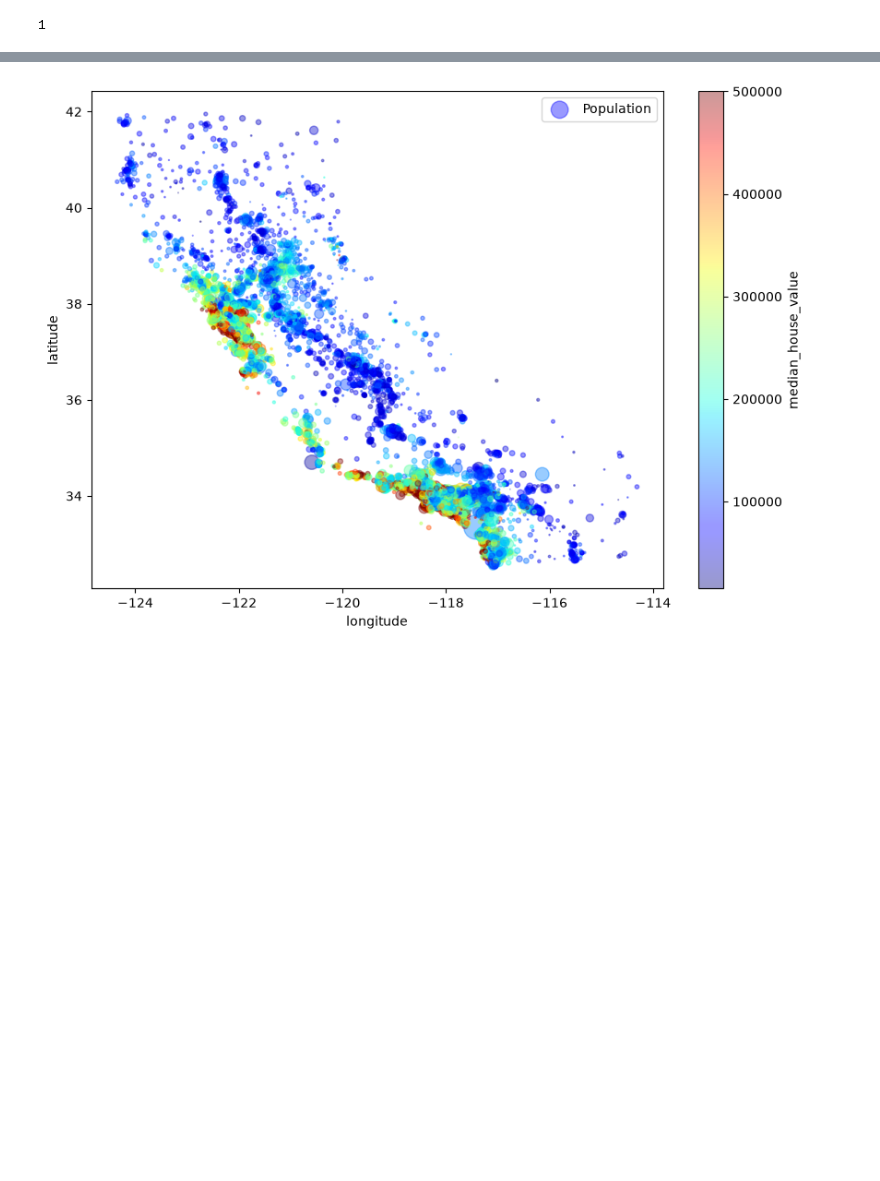
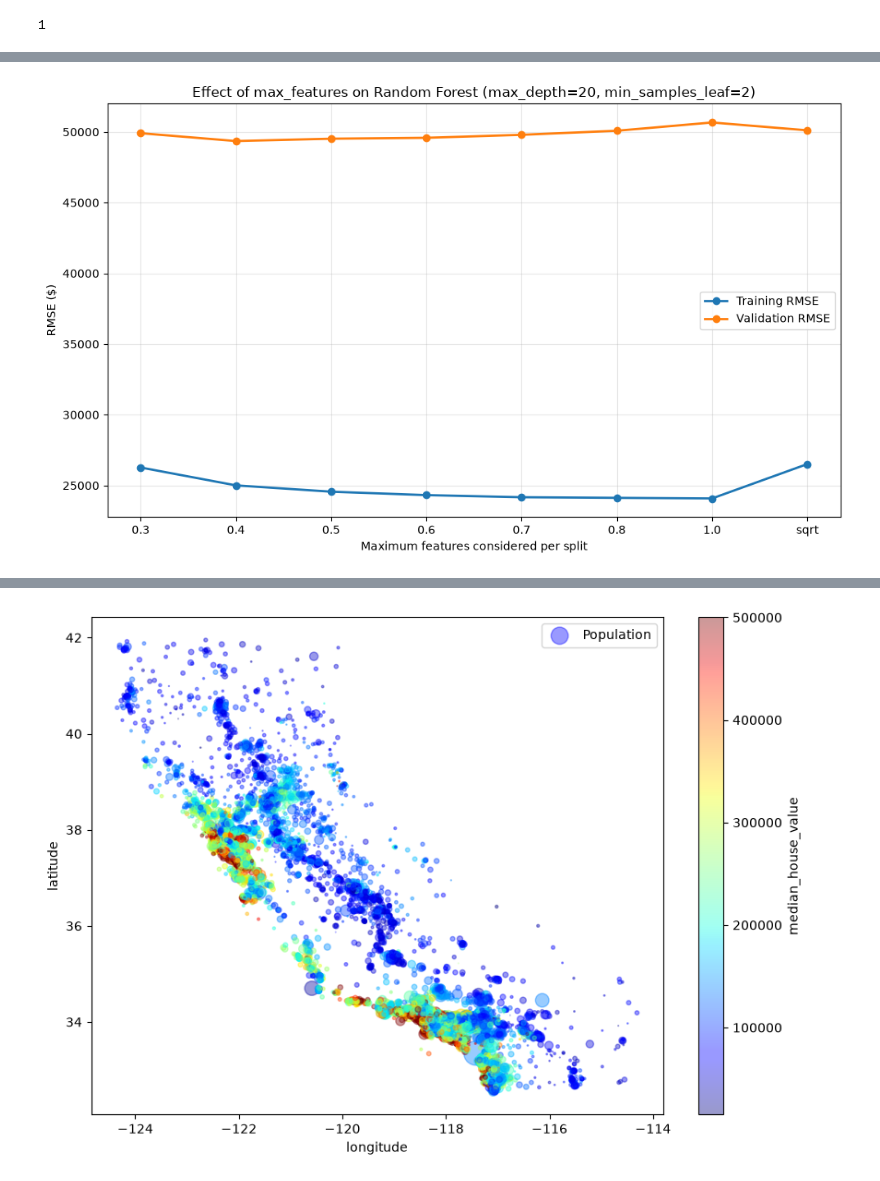
Before and after one commit to danishansari09/hand-on-ml-practice, a Jupyter notebook: california_housing_price_prediction/california_housing_price_prediction.ipynb, the cells around one changed output, grey strips where cells are left out. Cells and saved outputs as stored; diff of their text form; code cells hidden in the pictures; blank space fills up the shorter version.

```diff
--- a/california_housing_price_prediction/california_housing_price_prediction.ipynb
+++ b/california_housing_price_prediction/california_housing_price_prediction.ipynb
@@ -172,0 +1044,39 @@ for train_index, test_index in split.split(housing, housing['income_cat']):
+# %%
+import matplotlib.pyplot as plt
+
+
+plot_df = feature_results_df.copy()
+plot_df["max_features_label"] = (
+    plot_df["max_features"].astype(str)
+)
+
+plt.figure(figsize=(10, 6))
+
+plt.plot(
+    plot_df["max_features_label"],
+    plot_df["train_rmse"],
+    marker="o",
+    linewidth=2,
+    label="Training RMSE",
+)
+
+plt.plot(
+    plot_df["max_features_label"],
+    plot_df["validation_rmse"],
+    marker="o",
+    linewidth=2,
+    label="Validation RMSE",
+)
+
+plt.xlabel("Maximum features considered per split")
+plt.ylabel("RMSE ($)")
+plt.title(
+    "Effect of max_features on Random Forest "
+    "(max_depth=20, min_samples_leaf=2)"
+)
+plt.grid(alpha=0.3)
+plt.legend()
+plt.tight_layout()
+plt.show()
+# %% [output]
+[figure, added]
```
Also changed, not shown: parts of 32 cells of this notebook, 4 other files.
